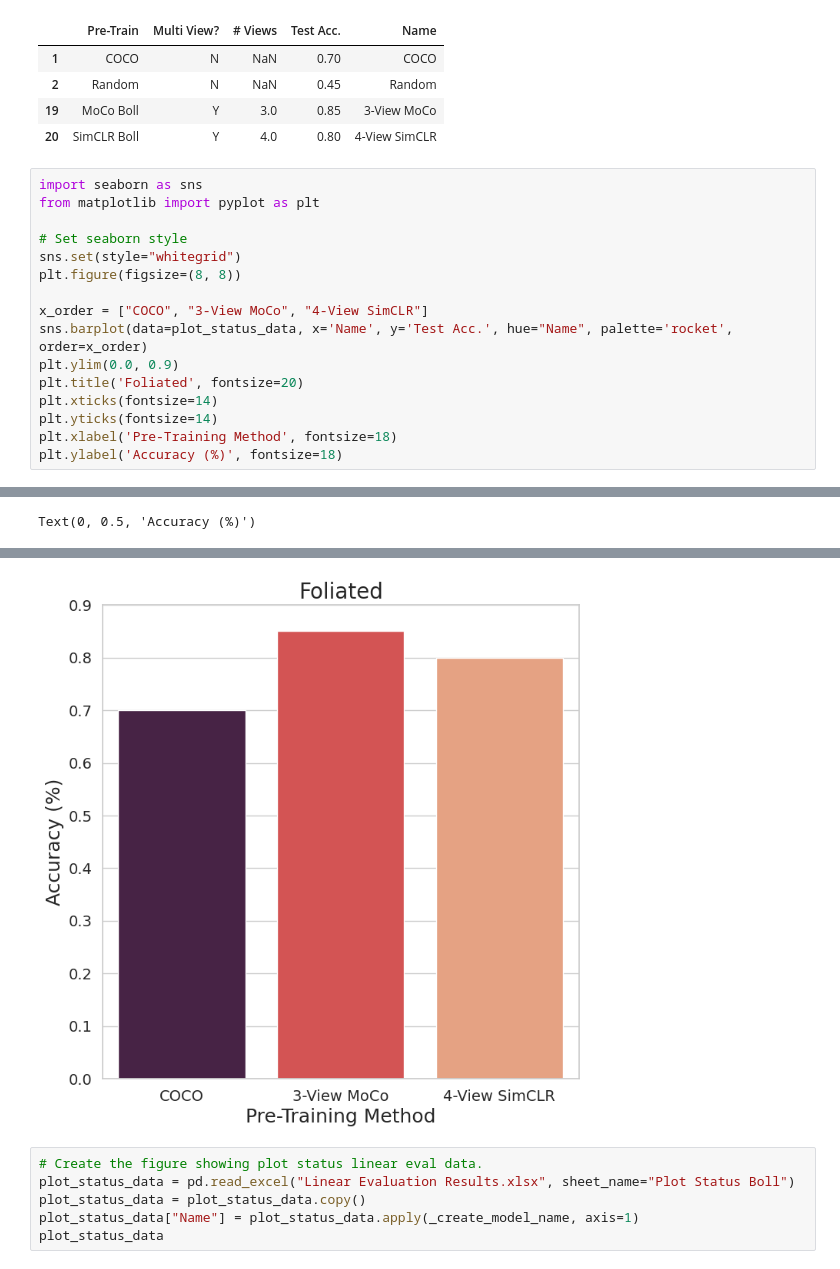
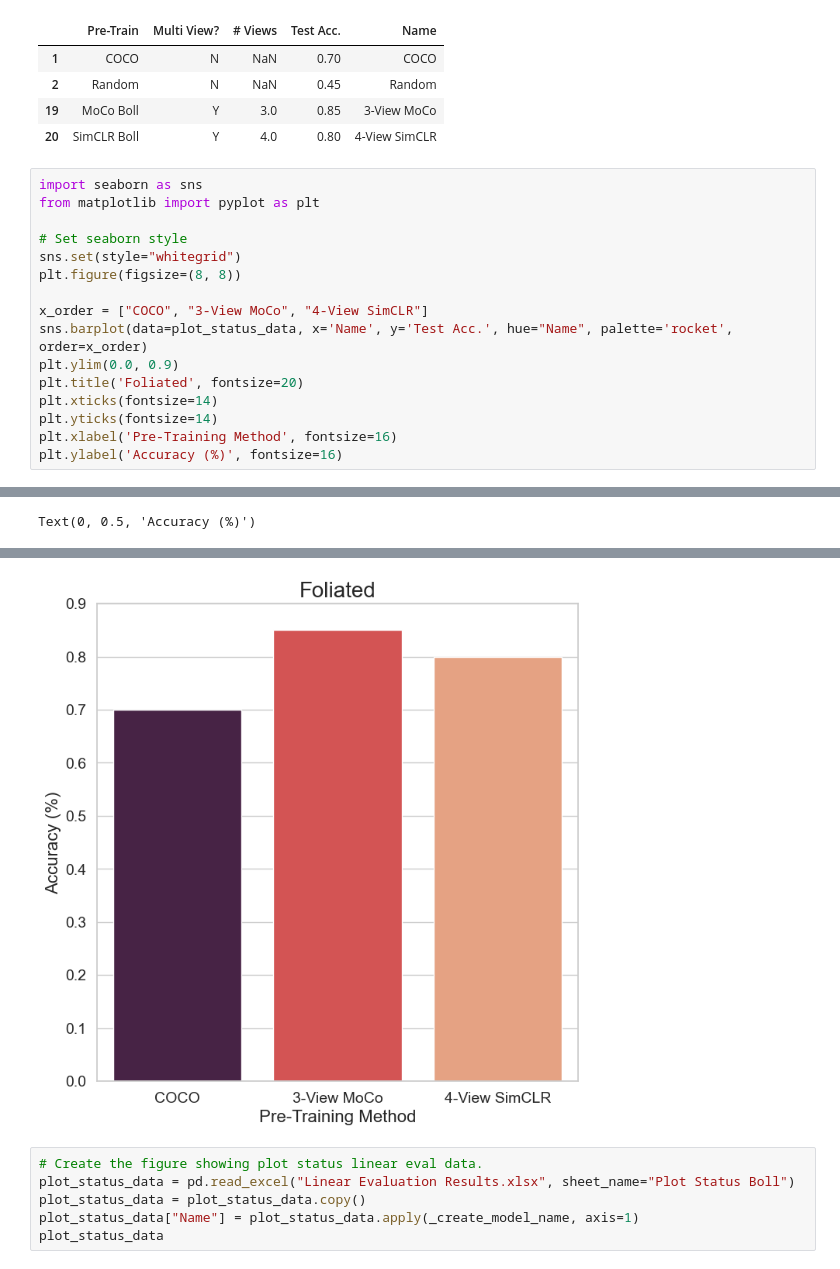
Before and after one commit to UGA-BSAIL/self-supervised-learning, a Jupyter notebook: notebooks/generate_figures.ipynb, the cells around one changed output, grey strips where cells are left out. Cells and saved outputs as stored; diff of their text form.

```diff
--- a/notebooks/generate_figures.ipynb
+++ b/notebooks/generate_figures.ipynb
@@ -146,24 +146,24 @@ plot_status_data
 # %%
 import seaborn as sns
 from matplotlib import pyplot as plt
 
 # Set seaborn style
 sns.set(style="whitegrid")
 plt.figure(figsize=(8, 8))
 
 x_order = ["COCO", "3-View MoCo", "4-View SimCLR"]
 sns.barplot(data=plot_status_data, x='Name', y='Test Acc.', hue="Name", palette='rocket', order=x_order)
 plt.ylim(0.0, 0.9)
 plt.title('Foliated', fontsize=20)
 plt.xticks(fontsize=14)
 plt.yticks(fontsize=14)
-plt.xlabel('Pre-Training Method', fontsize=18)
-plt.ylabel('Accuracy (%)', fontsize=18)
+plt.xlabel('Pre-Training Method', fontsize=16)
+plt.ylabel('Accuracy (%)', fontsize=16)
 # %% [output]
 [interactive output not drawn]
 Text(0, 0.5, 'Accuracy (%)')
 [interactive output not drawn]
-[figure, old version]
+[figure, new version]
 # %%
 # Create the figure showing plot status linear eval data.
 plot_status_data = pd.read_excel("Linear Evaluation Results.xlsx", sheet_name="Plot Status Boll")
```
Also changed, not shown: parts of 4 cells of this notebook, 3 other files.
